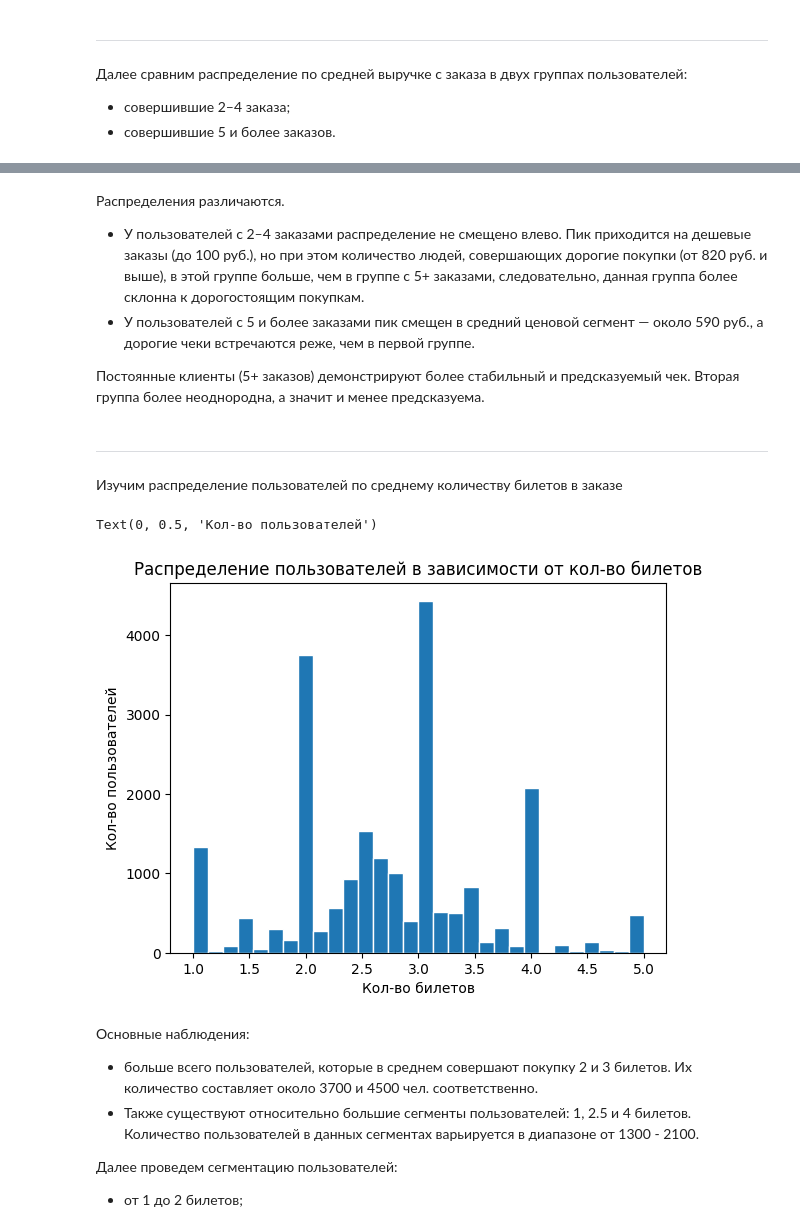
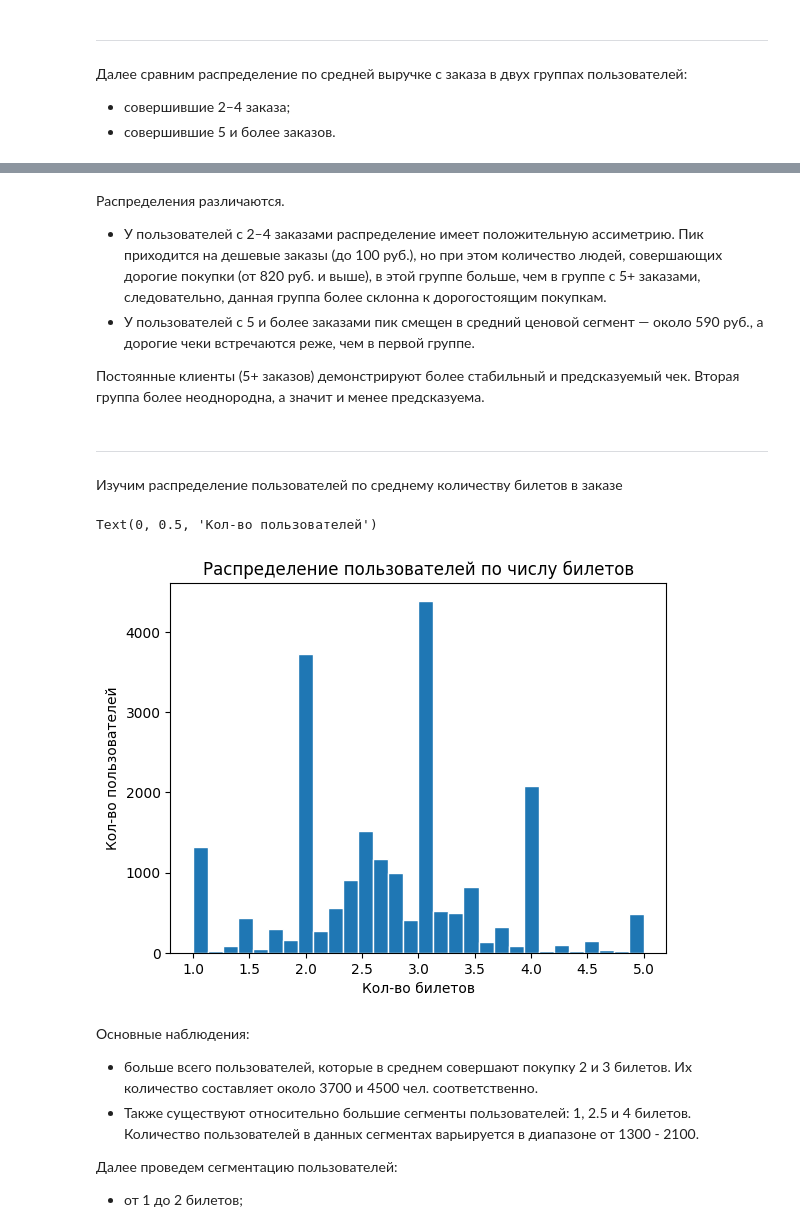
Before and after one commit to NickQeplo/yandex-afisha, a Jupyter notebook: main.ipynb, the cells around one changed output, grey strips where cells are left out. Drawn from its saved outputs; the diff is of its cells as text; code cells hidden in the pictures.

```diff
--- a/main.ipynb
+++ b/main.ipynb
@@ -158,5 +98,5 @@ ORDER BY user_id;
 # %%
-df = pd.read_sql_query(query, con=engine)
+df = pd.read_csv('data/data_mart.csv', parse_dates=['order_dt', 'order_ts'])
 # %%
 df.head(20)
 # %% [output]
@@ -434,0 +396,3 @@ np.int64(0)
+# %%
+df.drop_duplicates(subset=['user_id', 'event_id', 'tickets_count', 'revenue_rub', 'order_ts'], keep='first', inplace=True)
+print(f'Количество строк после удаления дубликтаов: {df.shape[0]}')
@@ -466,0 +434,12 @@ df[['revenue_rub', 'tickets_count', 'days_since_prev']].describe(percentiles=[0.
+# %%
+# Найдем индексы строк для удаления
+indexes_for_drop = df[df['revenue_rub'] <= 0].index
+print(f'Строк до удаления: {df.shape[0]}')
+
+# Удалим строки
+df.drop(indexes_for_drop, inplace=True)
+print(f'Строк после удаления: {df.shape[0]}')
+print(f'Количество удаленных строк: {len(indexes_for_drop)}')
+
+# Обновим индекс
+df.reset_index(drop=True, inplace=True)
@@ -689,0 +710,7 @@ user_profile.describe(percentiles=[0.01,0.5, 0.99])
+# %%
+client_index = user_profile[user_profile['total_orders'] == user_profile['total_orders'].max()].index
+user_profile.drop(client_index, inplace=True)
+df = df[~df['user_id'].isin(client_index)]
+
+print(f'Количество строк после удаления аномалии: {user_profile.shape[0]}')
+print(f'Заказов в df после удаления аномалии: {df.shape[0]}')
@@ -1342,6 +1443,6 @@ plt.legend(['2-4', '>=5'])
 # %% [markdown]
 Распределения различаются.
-- У пользователей с 2–4 заказами распределение не смещено влево. Пик приходится на дешевые заказы (до 100 руб.), но при этом количество людей, совершающих дорогие покупки (от 820 руб. и выше), в этой группе больше, чем в группе с 5+ заказами, следовательно, данная группа более склонна к дорогостоящим покупкам.
+- У пользователей с 2–4 заказами распределение имеет положительную ассиметрию. Пик приходится на дешевые заказы (до 100 руб.), но при этом количество людей, совершающих дорогие покупки (от 820 руб. и выше), в этой группе больше, чем в группе с 5+ заказами, следовательно, данная группа более склонна к дорогостоящим покупкам.
 - У пользователей с 5 и более заказами пик смещен в средний ценовой сегмент — около 590 руб., а дорогие чеки встречаются реже, чем в первой группе.
 
 Постоянные клиенты (5+ заказов) демонстрируют более стабильный и предсказуемый чек. Вторая группа более неоднородна, а значит и менее предсказуема.
@@ -1351,21 +1452,21 @@ plt.legend(['2-4', '>=5'])
 # %%
 # Проводим фильтрацию по 99-му перцентилю
 filter_tickets = user_profile['avg_count_tickets'] <= user_profile['avg_count_tickets'].quantile(0.99)
 
 filtered_profile = user_profile[filter_tickets]
 
 filtered_profile['avg_count_tickets'].plot(
     kind='hist',
     bins=30,
     edgecolor='white'
 )
 
-plt.title('Распределение пользователей в зависимости от кол-во билетов')
+plt.title('Распределение пользователей по числу билетов')
 plt.xlabel('Кол-во билетов')
 plt.ylabel('Кол-во пользователей')
 # %% [output]
 Text(0, 0.5, 'Кол-во пользователей')
-[figure, old version]
+[figure, new version]
 # %% [markdown]
 Основные наблюдения:
 - больше всего пользователей, которые в среднем совершают покупку 2 и 3 билетов. Их количество составляет около 3700 и 4500 чел. соответственно.
```
Also changed, not shown: parts of 112 cells of this notebook, 8 other files.
